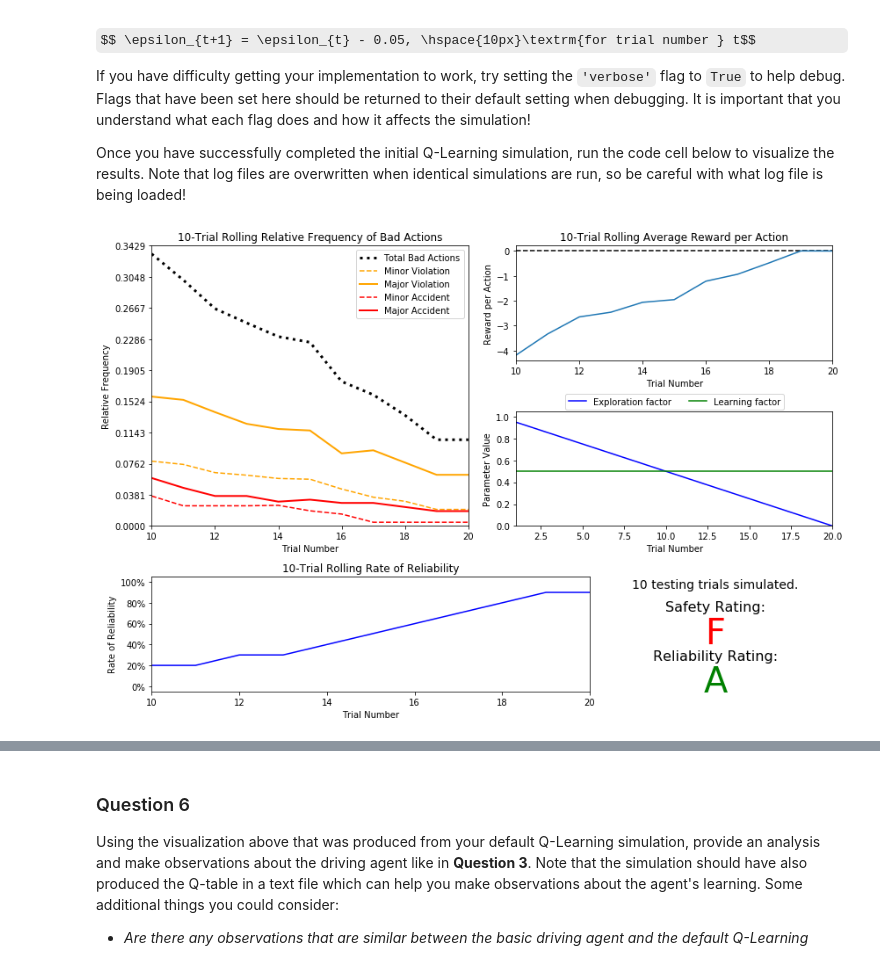
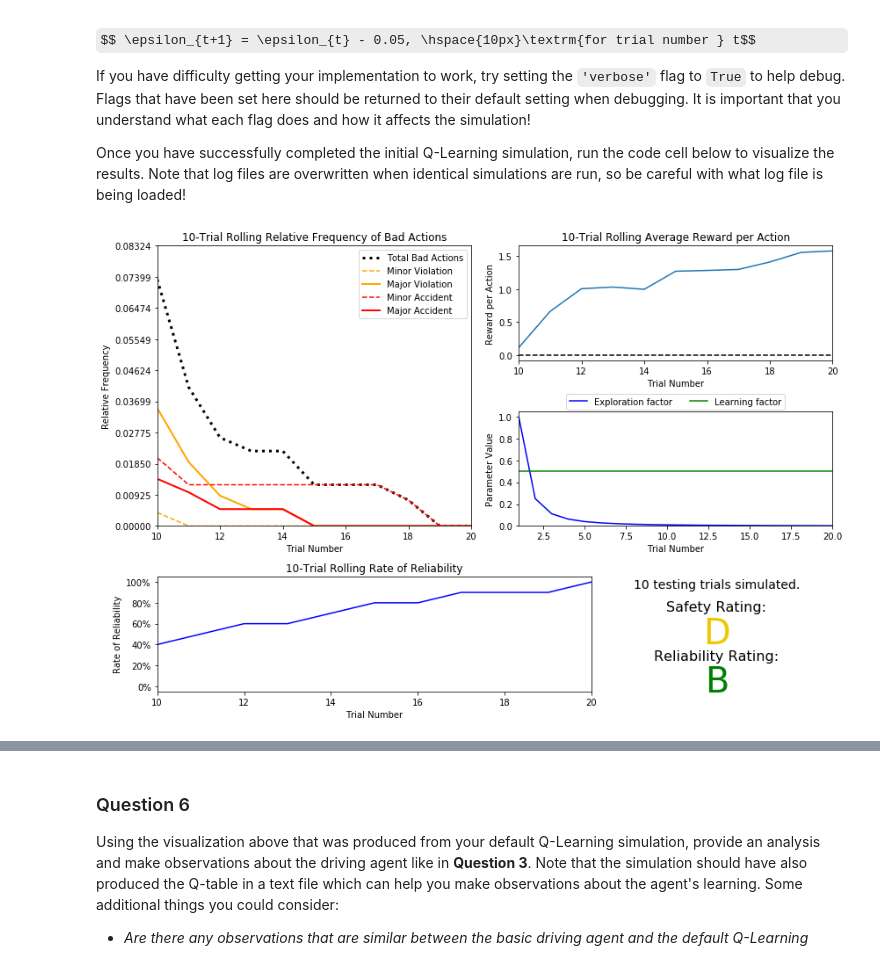
Before and after one commit to anaisgz/machine-learning, a Jupyter notebook: projects/smartcab/smartcab.ipynb, the cells around one changed output, grey strips where cells are left out. Saved outputs shown, nothing was run; the diff lists cells and outputs as text; code cells hidden in the pictures; some formulas as TeX source.

```diff
--- a/projects/smartcab/smartcab.ipynb
+++ b/projects/smartcab/smartcab.ipynb
@@ -258,8 +258,8 @@ If you have difficulty getting your implementation to work, try setting the `'ve
 Once you have successfully completed the initial Q-Learning simulation, run the code cell below to visualize the results. Note that log files are overwritten when identical simulations are run, so be careful with what log file is being loaded!
 # %%
 # Load the 'sim_default-learning' file from the default Q-Learning simulation
-vs.plot_trials('sim_default-learning_previous.csv')
+vs.plot_trials('sim_default-learning_20.csv')
 # %% [output]
-[figure, old version]
+[figure, new version]
 # %%
 # Load the 'sim_default-learning' file from the default Q-Learning simulation
```
Also changed, not shown: parts of 7 cells of this notebook.
